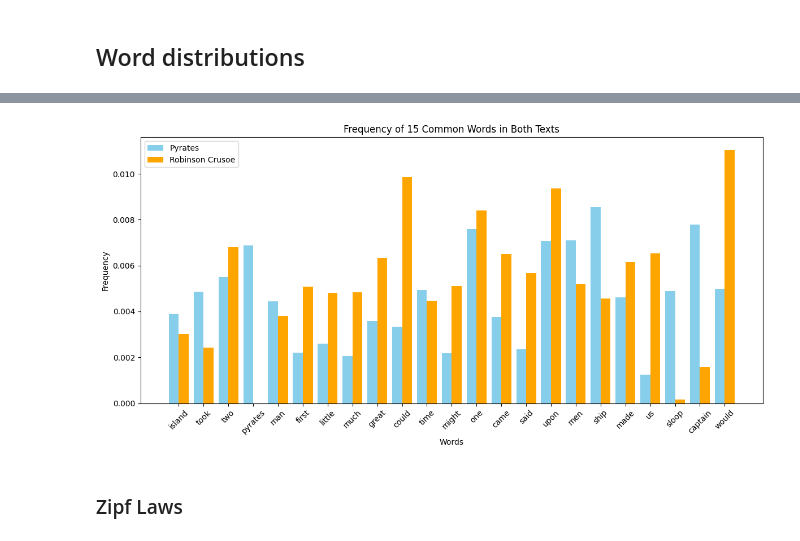
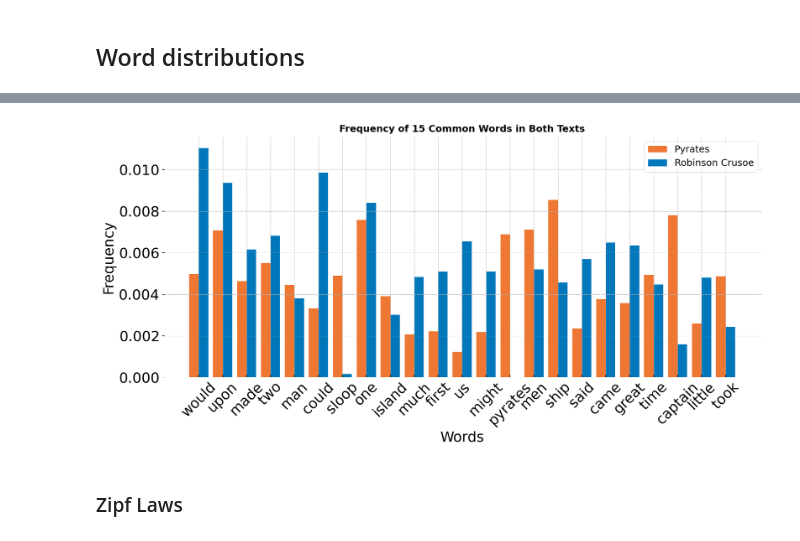
Before and after one commit to bryaneadams/general_history_of_the_pyrates, a Jupyter notebook: notebooks/eda.ipynb, the cells around one changed output, grey strips where cells are left out. Cells and saved outputs as stored; diff of their text form; code cells hidden in the pictures.

```diff
--- a/notebooks/eda.ipynb
+++ b/notebooks/eda.ipynb
@@ -104,7 +104,7 @@ taken ordinary pains collecting materials compose following history could satisf
 # %%
 lines_to_skip = 12
 
-with open('../books/robinson_crusoe.txt', 'r') as file:
+with open('../books/daniel_defoe/robinson_crusoe.txt', 'r') as file:
     for _ in range(lines_to_skip):
         next(file)
 
@@ -144,0 +163,7 @@ FreqDist({'would': 1074, 'could': 958, 'upon': 911, 'one': 819, 'two': 663, 'us'
+# %%
+p_words = []
+p_counts = []
+for word, count in pyrates_dist.most_common(10):
+    p_words.append(word)
+    p_counts.append(count)
+    print(word,count)
@@ -144,0 +195,29 @@ FreqDist({'would': 1074, 'could': 958, 'upon': 911, 'one': 819, 'two': 663, 'us'
+# %%
+p_words = []
+p_counts = []
+for word, count in pyrates_dist.most_common(10):
+    p_words.append(word)
+    p_counts.append(count)
+
+rc_words = []
+rc_counts = []
+for word, count in rc_dist.most_common(10):
+    rc_words.append(word)
+    rc_counts.append(count)
+
+fig, axes = plt.subplots(1,2, figsize = (10,4), sharey=True)
+
+axes[0].plot(p_words,p_counts)
+axes[1].plot(rc_words,rc_counts)
+
+axes[0].set_xticks(range(len(p_words)))
+axes[0].set_xticklabels(p_words,rotation=45)
+axes[0].set_title('A General History of the Pyrates', size = 12)
+
+axes[1].set_xticks(range(len(rc_words)))
+axes[1].set_xticklabels(rc_words,rotation=45)
+axes[1].set_title('Robinson Crusoe', size = 12)
+
+axes[0].set_yticks(np.arange(200,1400,200))
+
+plt.show()
@@ -155,34 +238,34 @@ plt.show()
 # %%
 # get the 15 most common words from each distribution
 pyrates_most_common = set(word for word, _ in pyrates_dist.most_common(15))
 rc_most_common = set(word for word, _ in rc_dist.most_common(15))
 
 common_words = list(pyrates_most_common.union(rc_most_common))
 
 # calculate relative frequencies (percentages)
 pyrates_total_words = sum(pyrates_dist.values())
 rc_total_words = sum(rc_dist.values())
 
 pyrates_freq = [(pyrates_dist[word] / pyrates_total_words) for word in common_words]
 rc_freq = [(rc_dist[word] / rc_total_words) for word in common_words]
 
 
 plt.figure(figsize=(12, 6))
 x = range(len(common_words))
 
-plt.bar(x, pyrates_freq, width=0.4, label='Pyrates', color='skyblue', align='center')
-plt.bar([i + 0.4 for i in x], rc_freq, width=0.4, label='Robinson Crusoe', color='orange', align='center')
+plt.bar(x, pyrates_freq, width=0.4, label='Pyrates', align='center')
+plt.bar([i + 0.4 for i in x], rc_freq, width=0.4, label='Robinson Crusoe',  align='center')
 
 # Add labels and legend
 plt.xlabel('Words')
 plt.ylabel('Frequency')
-plt.title('Frequency of 15 Common Words in Both Texts')
+plt.title('Frequency of 15 Common Words in Both Texts', size = 12)
 plt.xticks([i + 0.2 for i in x], common_words, rotation=45)
 plt.legend()
 plt.tight_layout()
 plt.show()
 # %% [output]
-[figure, old version]
+[figure, new version]
 # %% [markdown]
 ### Zipf Laws
 # %%
```
Also changed, not shown: parts of 24 cells of this notebook, 48 other files.
